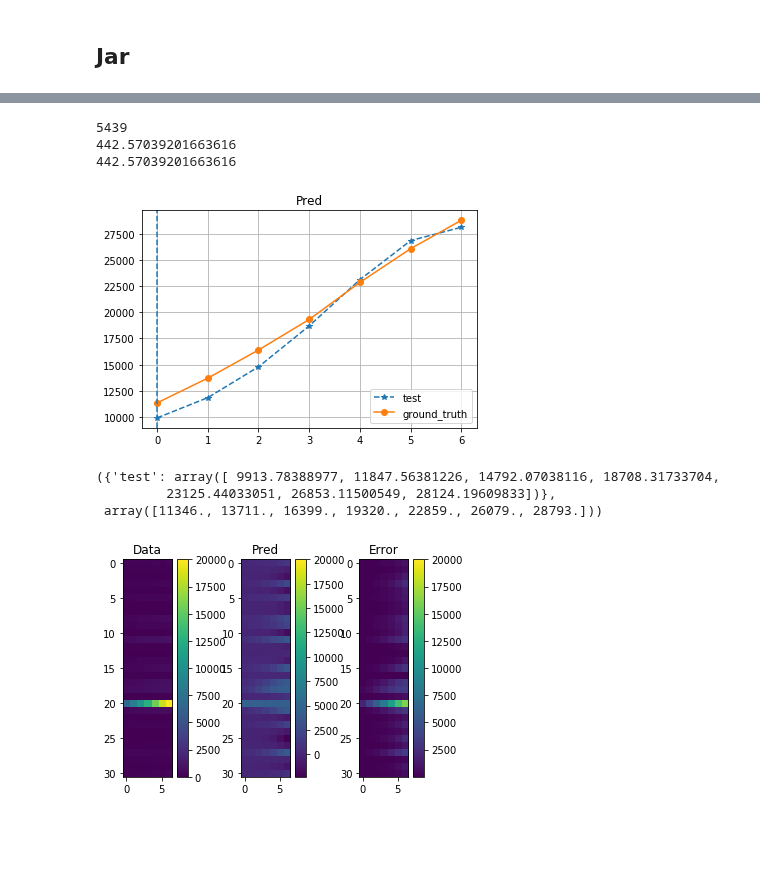
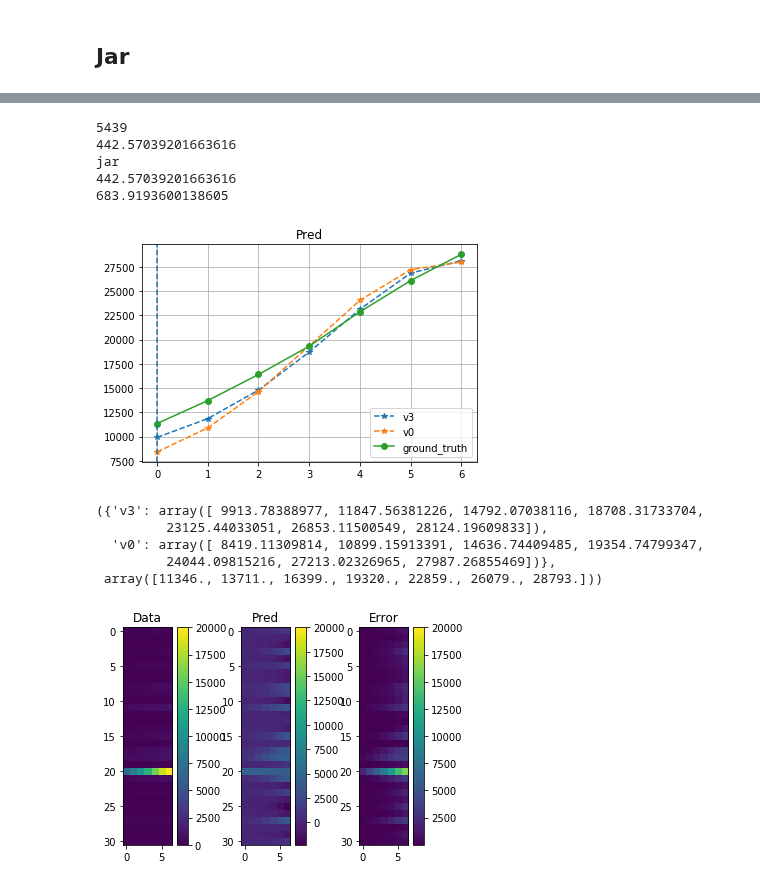
Before and after one commit to wtding1998/RNN_nCov, a Jupyter notebook: disease_analysis.ipynb, the cells around one changed output, grey strips where cells are left out. Cells and saved outputs as stored; diff of their text form; code cells hidden in the pictures; blank space fills up the shorter version.

```diff
--- a/disease_analysis.ipynb
+++ b/disease_analysis.ipynb
@@ -449,20 +449,24 @@ jar_df.loc[jar_df['used_model'] != 'keras']
 # %%
 path = 'D:/Jupyter_Documents/ML-code/research_code/output_result/best_jar'
 exp_name = 'v3-stnn_05-05-21-48-09_8374'
-exp_dir = {'test': exp_name}
+exp_dir = {'v3': exp_name, 'v0': 'ori-stnn_05-05-21-59-14_1726'}
 exp = result.Exp(exp_name, path)
 # print(exp.config['mintest'])
 # print(exp.config['minepoch'])
 print(exp.config['manualSeed'])
 print(exp.pred_loss())
 result.plot_pred_by_dir(exp_dir, path, train=False, increase=False)
 # %% [output]
 5439
 442.57039201663616
+jar
 442.57039201663616
+683.9193600138605
-[figure, old version]
+[figure, new version]
-({'test': array([ 9913.78388977, 11847.56381226, 14792.07038116, 18708.31733704,
-         23125.44033051, 26853.11500549, 28124.19609833])},
+({'v3': array([ 9913.78388977, 11847.56381226, 14792.07038116, 18708.31733704,
+         23125.44033051, 26853.11500549, 28124.19609833]),
+  'v0': array([ 8419.11309814, 10899.15913391, 14636.74409485, 19354.74799347,
+         24044.09815216, 27213.02326965, 27987.26855469])},
  array([11346., 13711., 16399., 19320., 22859., 26079., 28793.]))
 # %%
 exp.plot_distribution()
```
Also changed, not shown: parts of 2 cells of this notebook, 8 other files.
